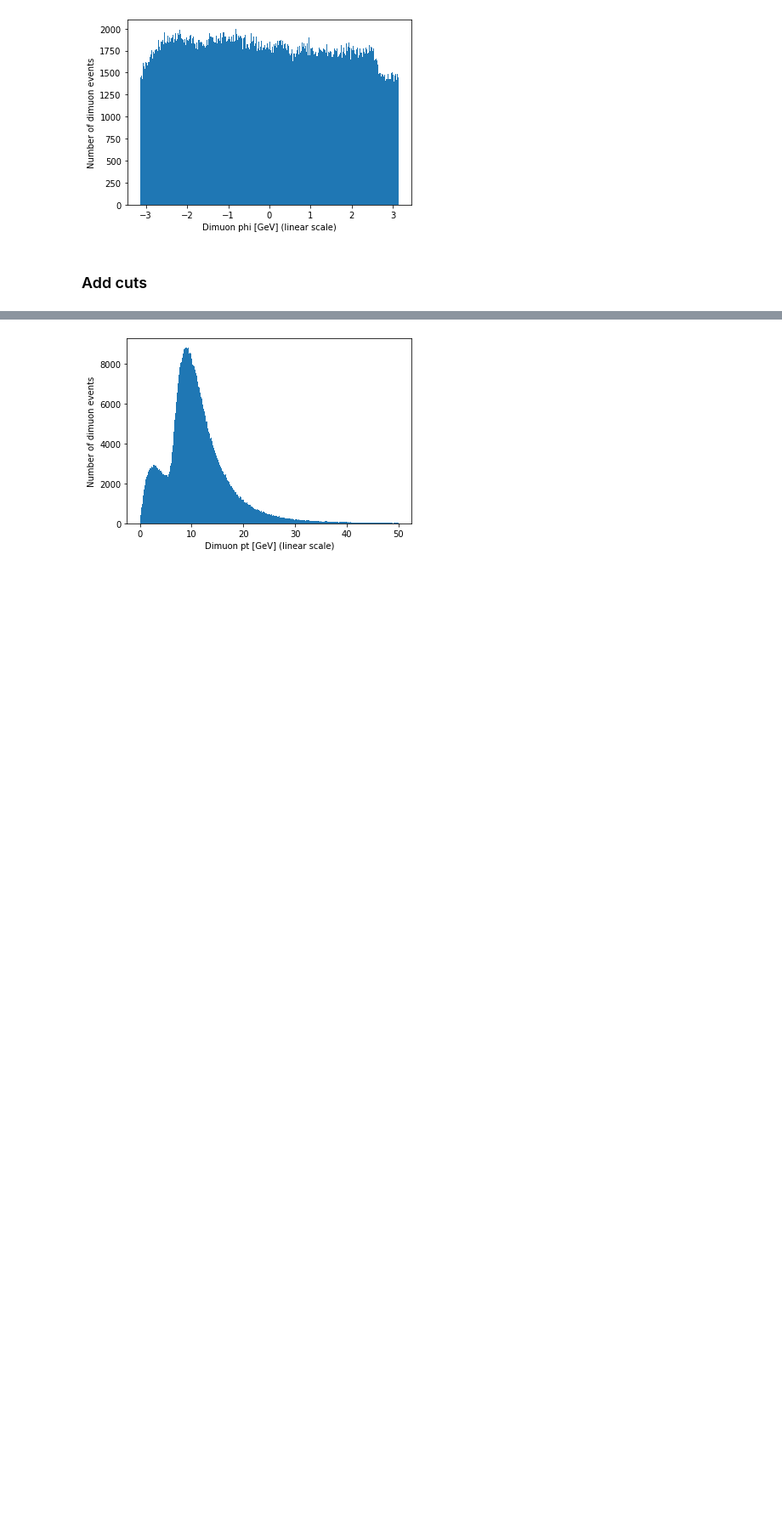
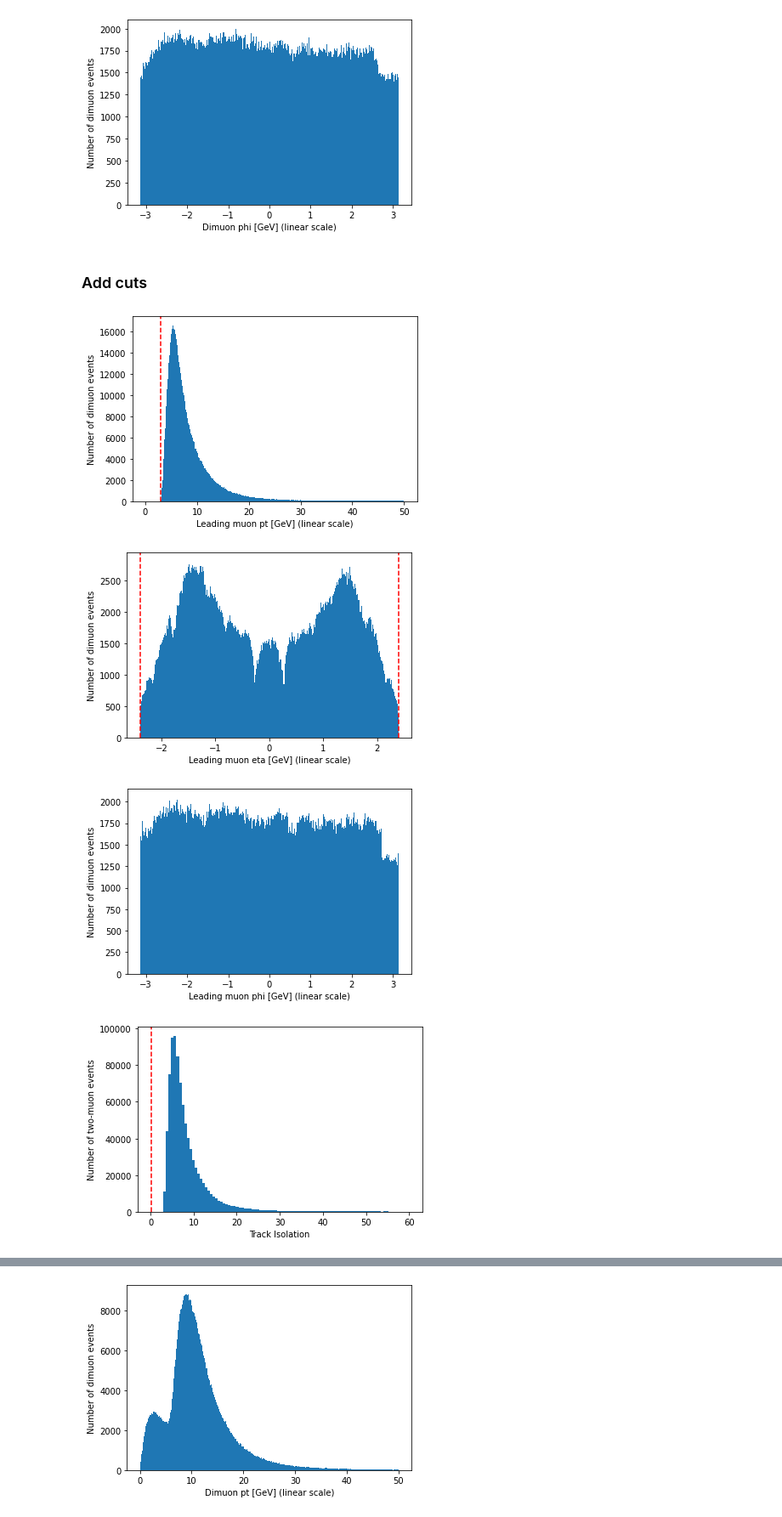
Before and after one commit to blianggilman/Dimuon-Resonances-Prompt-Analysis, a Jupyter notebook: makeMassPlots.ipynb, the cells around one changed output, grey strips where cells are left out. Shown at 85% size. Saved outputs shown, nothing was run; the diff lists cells and outputs as text; code cells hidden in the pictures; blank space fills up the shorter version.

```diff
--- a/makeMassPlots.ipynb
+++ b/makeMassPlots.ipynb
@@ -239,12 +239,12 @@ plt.show()
 # %%
 #Add pt, eta, iso cuts
 #these cuts return true/false - true means keep that event, false means don't use it
-muon1_pt_cut = two_muons_table['muon1_pt'] >= 3
-muon2_pt_cut = two_muons_table['muon2_pt'] >= 3
-muon1_eta_cut = two_muons_table['muon1_eta'] <= 2.4
-muon2_eta_cut = two_muons_table['muon2_eta'] <= 2.4
-muon1_iso_cut = two_muons_table['muon1_trkiso'] >= 0.15
-muon2_iso_cut = two_muons_table['muon2_trkiso'] >= 0.15
+muon1_pt_cut = abs(two_muons_table['muon1_pt']) >= 3
+muon2_pt_cut = abs(two_muons_table['muon2_pt']) >= 3
+muon1_eta_cut = abs(two_muons_table['muon1_eta']) <= 2.4
+muon2_eta_cut = abs(two_muons_table['muon2_eta']) <= 2.4
+muon1_iso_cut = abs(two_muons_table['muon1_trkiso']) >= 0.15
+muon2_iso_cut = abs(two_muons_table['muon2_trkiso']) >= 0.15
 dimuon_all_cuts = muon1_pt_cut & muon2_pt_cut & muon1_eta_cut & muon2_eta_cut & muon1_iso_cut & muon2_iso_cut
 
 dimuon_p4_w_cuts = parentp[dimuon_all_cuts]
@@ -309,3 +361,34 @@ plt.show()
 [figure]
 # %% [markdown]
 ### Add cuts
+# %%
+#Muon 1
+plt.hist(mu1p[dimuon_all_cuts].pt, bins=500, range=(0,50))
+plt.xlabel('Leading muon pt [GeV] (linear scale)')
+plt.ylabel('Number of dimuon events')
+plt.axvline(x = 3, linestyle = '--', color = 'r', label = 'Cut at %f' %3)
+plt.show()
+
+plt.hist(mu1p[dimuon_all_cuts].eta, bins=500)
+plt.xlabel('Leading muon eta [GeV] (linear scale)')
+plt.ylabel('Number of dimuon events')
+plt.axvline(x = 2.4, linestyle = '--', color = 'r', label = 'Cut at %f' %2.4)
+plt.axvline(x = -2.4, linestyle = '--', color = 'r', label = 'Cut at %f' %-2.4)
+plt.show()
+
+plt.hist(mu1p[dimuon_all_cuts].phi, bins=500)
+plt.xlabel('Leading muon phi [GeV] (linear scale)')
+plt.ylabel('Number of dimuon events')
+plt.show()
+
+mu1trkiso = two_muons_table['muon1_trkiso'][muon1_iso_cut]
+plt.hist(mu1trkiso, bins=100, range=(0,60))
+plt.xlabel('Track Isolation')
+plt.ylabel('Number of two-muon events')
+plt.axvline(x = 0.15, linestyle = '--', color = 'r', label = 'Cut at %f' %0.15)
+plt.show()
+# %% [output]
+[figure, added]
+[figure, added]
+[figure, added]
+[figure, added]
```
Also changed, not shown: parts of 5 cells of this notebook.
